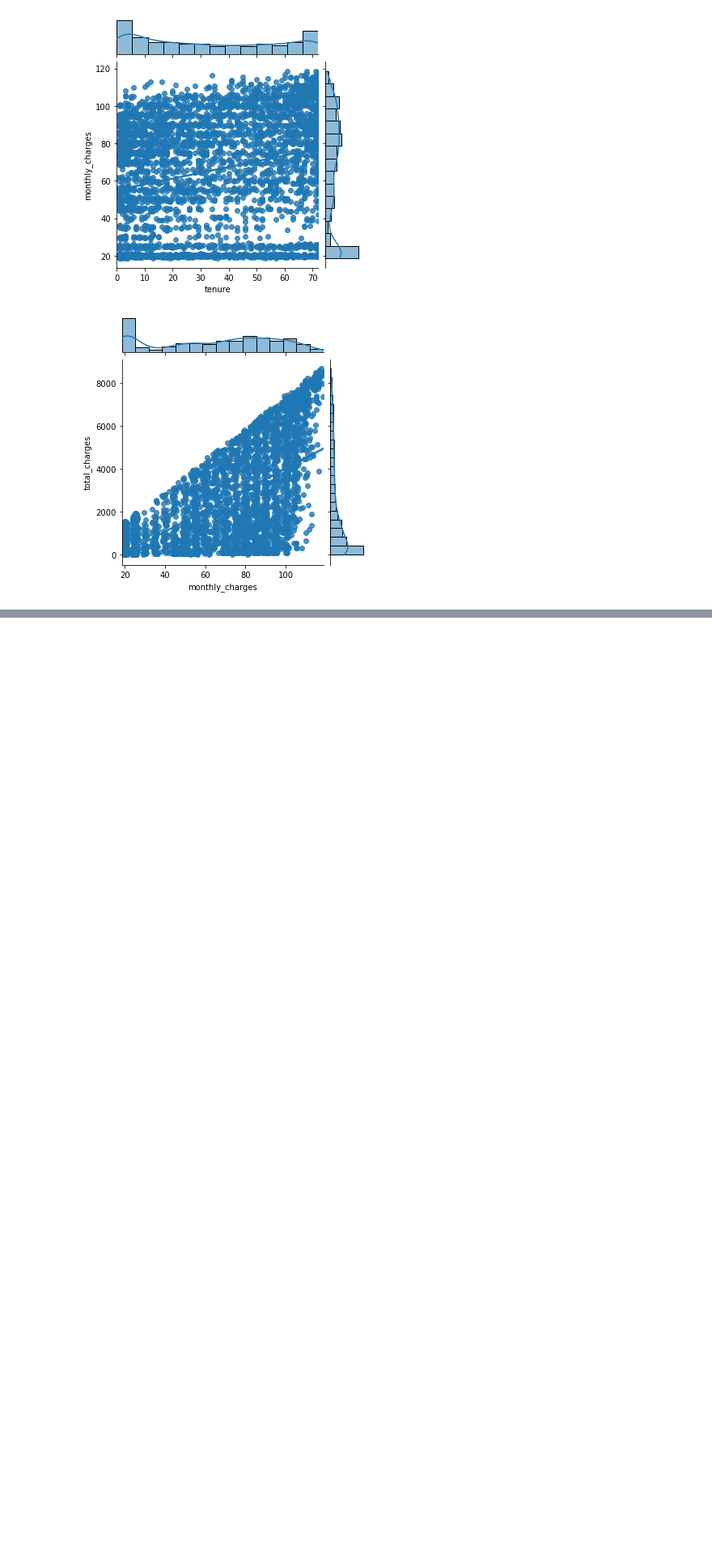
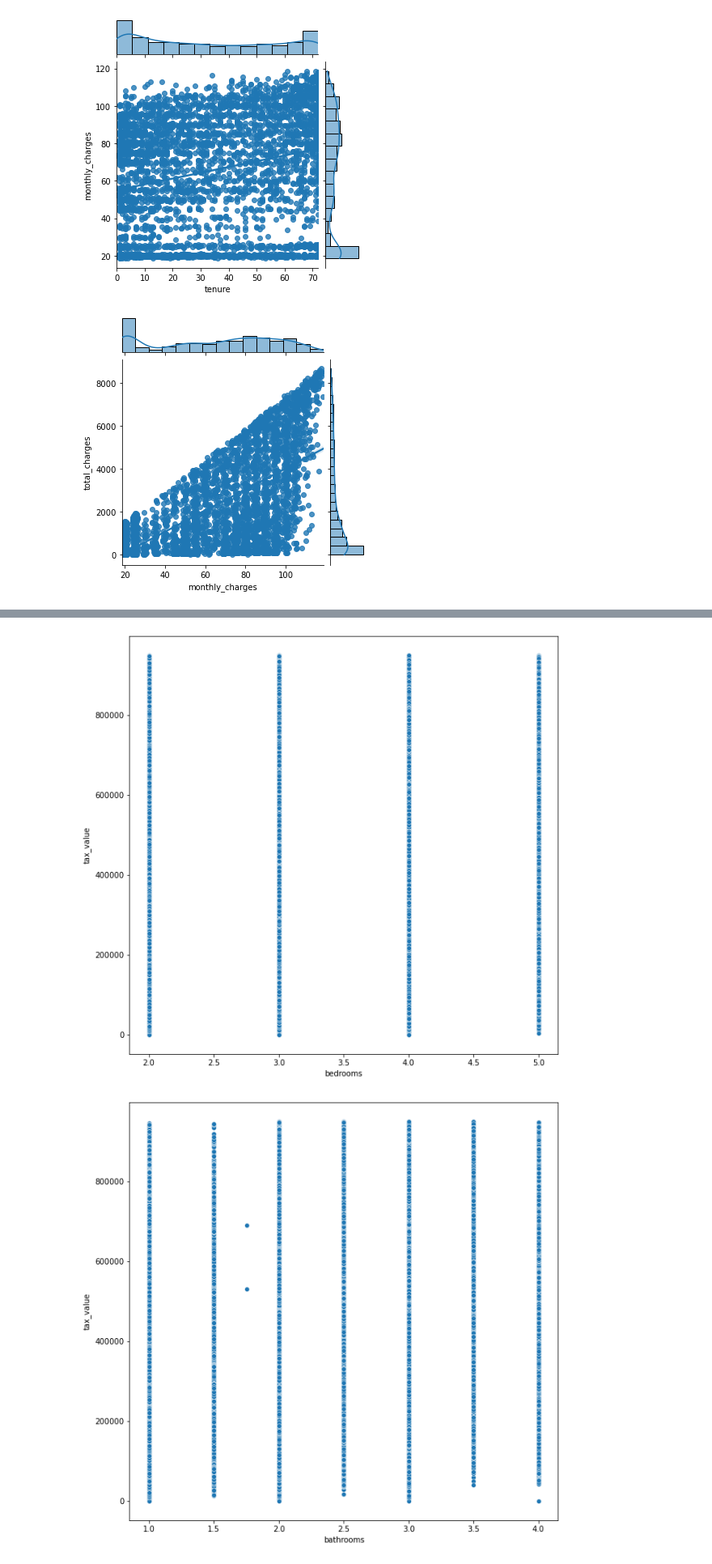
Before and after one commit to cfreeman22/regression-exercises, a Jupyter notebook: explore.ipynb, the cells around one changed output, grey strips where cells are left out. Shown at 81% size. Drawn from its saved outputs; the diff is of its cells as text; code cells hidden in the pictures; blank space fills up the shorter version.

```diff
--- a/explore.ipynb
+++ b/explore.ipynb
@@ -100,0 +163,9 @@ See the caveats in the documentation: https://pandas.pydata.org/pandas-docs/stab
+# %%
+ #Bivariate Scatterplot of tax_value with all the features
+for i in train.columns:
+    plt.figure(figsize = (10,10))
+    sns.scatterplot(x = train[i], y = train['tax_value'])
+    plt.show()
+# %% [output]
+[figure, added]
+[figure, added]
```
Also changed, not shown: parts of 19 cells of this notebook.
